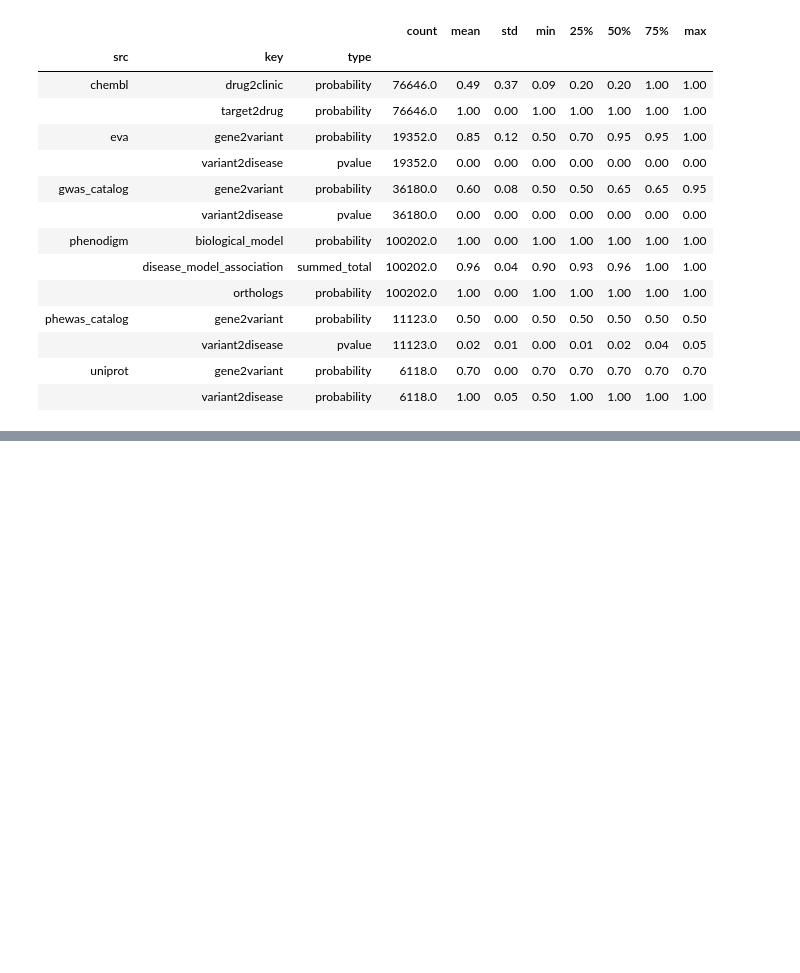
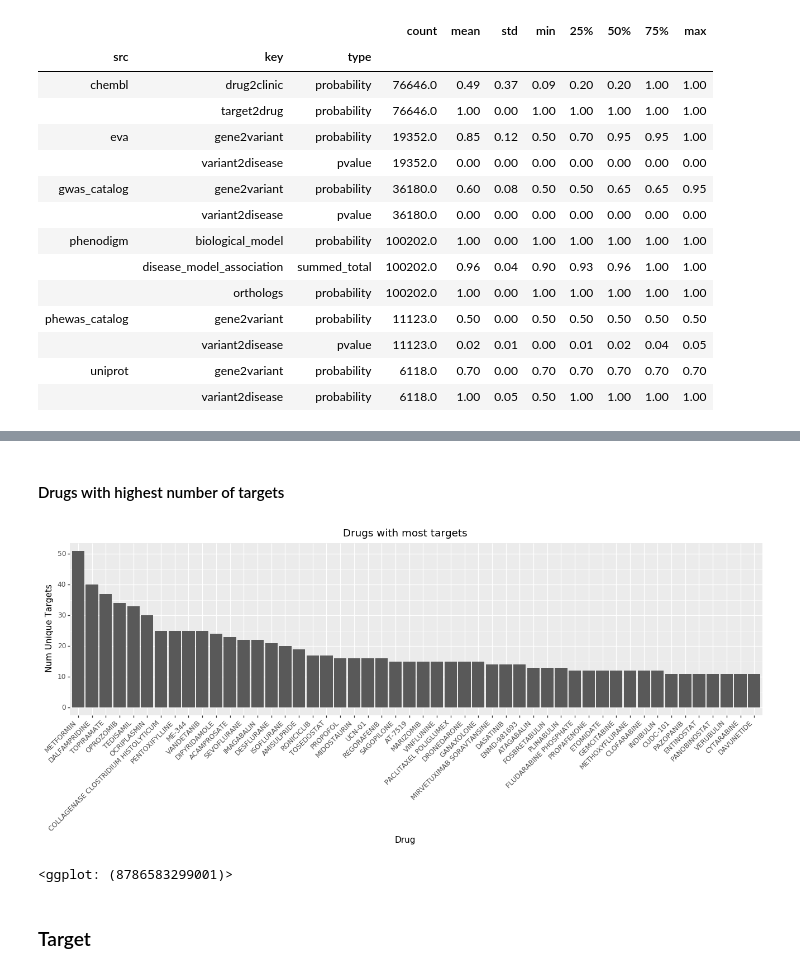
Before and after one commit to hammer/ot-ev, a Jupyter notebook: eda/data-pipeline/notebooks/evidence-eda.ipynb, the cells around one changed output, grey strips where cells are left out. Drawn from its saved outputs; the diff is of its cells as text; code cells hidden in the pictures; blank space fills up the shorter version.

```diff
--- a/eda/data-pipeline/notebooks/evidence-eda.ipynb
+++ b/eda/data-pipeline/notebooks/evidence-eda.ipynb
@@ -331,0 +379,2 @@ res.groupby(['src', 'key', 'type'])['score'].describe().round(2)
+# %%
+dfrx = df[df['drug'].notnull()].compute()
@@ -331,0 +404,10 @@ res.groupby(['src', 'key', 'type'])['score'].describe().round(2)
+# %%
+meta = {'drug_id': str, 'drug_name': str, 'target': str}
+def get_drug_target(r):
+    target = from_json(r['target'])
+    drug = from_json(r['drug'])
+    if target is None or drug is None:
+        return pd.Series({k: None for k in meta.keys()})
+    return pd.Series({'drug_id': drug['id'], 'drug_name': drug['molecule_name'], 'target': target['id']})
+dfrt = dd.from_pandas(dfrx, npartitions=1).apply(get_drug_target, axis=1, meta=meta).compute()
+dfrt.head()
@@ -331,0 +421,23 @@ res.groupby(['src', 'key', 'type'])['score'].describe().round(2)
+# %% [markdown]
+#### Drugs with highest number of targets
+# %%
+assert dfrt.groupby(['drug_id'])['drug_name'].nunique().max() == 1
+(
+    pn.ggplot(
+        dfrt.groupby(['drug_id', 'drug_name'])['target'].nunique().rename('count')
+        .sort_values().tail(50).reset_index()
+        .assign(drug_name=lambda df: pd.Categorical(
+            df['drug_name'], ordered=True,
+            categories=df.sort_values('count')['drug_name'][::-1]
+        )),
+        pn.aes(x='drug_name', y='count')
+    ) +
+    pn.geom_bar(stat='identity') +
+    pn.labs(x='Drug', y='Num Unique Targets', title='Drugs with most targets') +
+    pn.theme(figure_size=(16, 4), axis_text_x=pn.element_text(rotation=45, hjust=1))
+)
+# %% [output]
+[figure, added]
+<ggplot: (8786583299001)>
+# %% [markdown]
+### Target
```
Also changed, not shown: parts of 22 cells of this notebook.
